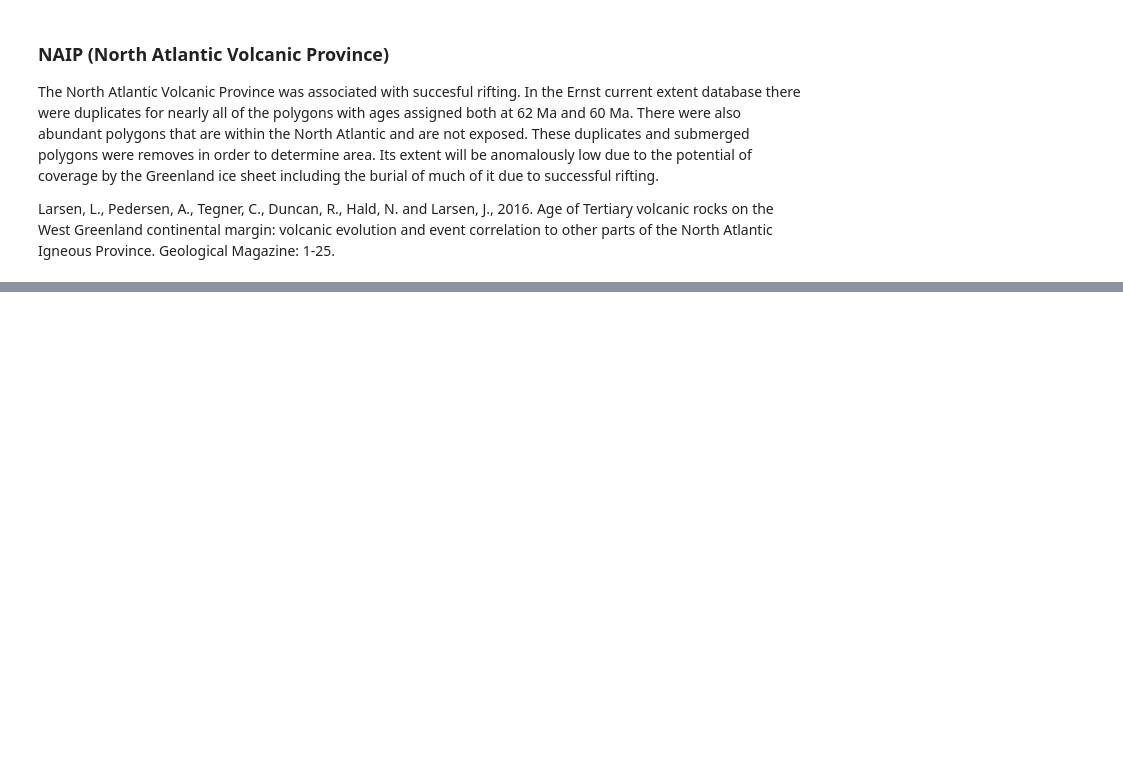
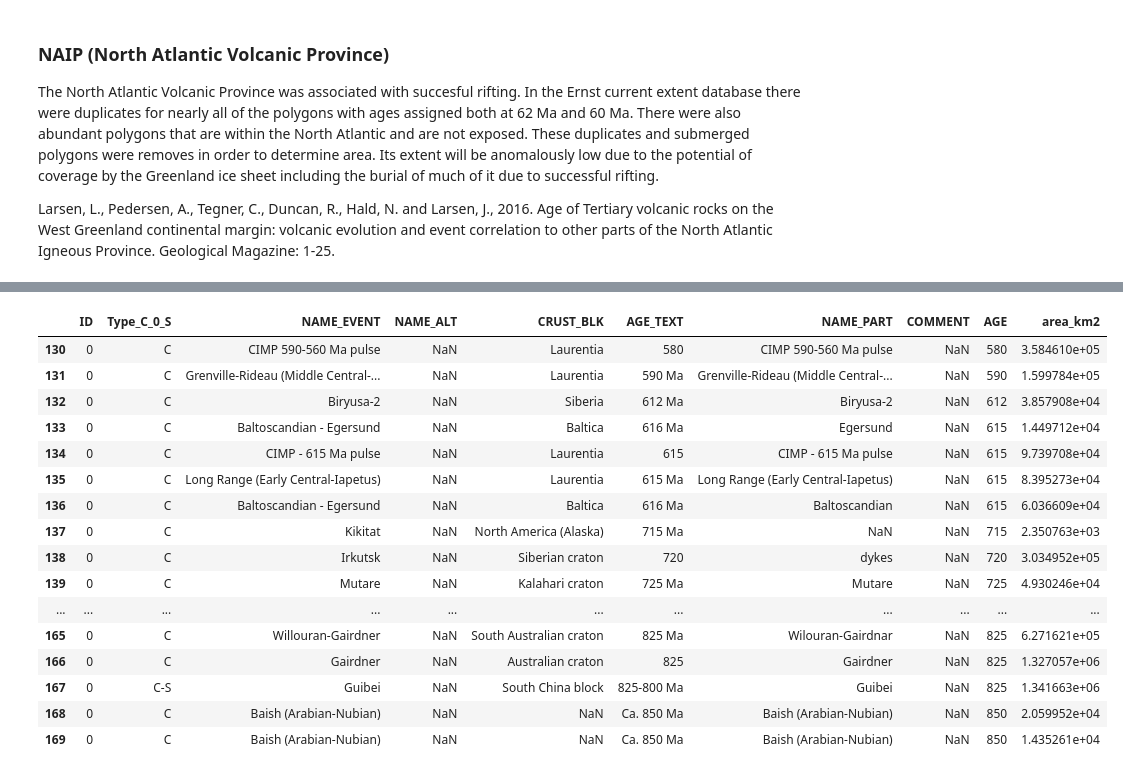
Before and after one commit to Swanson-Hysell-Group/2020_large_igneous_provinces, a Jupyter notebook: Code/Present_Day_Areas.ipynb, the cells around one changed output, grey strips where cells are left out. Saved outputs shown, nothing was run; the diff lists cells and outputs as text; code cells hidden in the pictures; blank space fills up the shorter version.

```diff
--- a/Code/Present_Day_Areas.ipynb
+++ b/Code/Present_Day_Areas.ipynb
@@ -149,0 +549,20 @@ plt.show()
+# %%
+original[130:170]
+# %% [output]
+|  | ID | Type_C_0_S | NAME_EVENT | NAME_ALT | CRUST_BLK | AGE_TEXT | NAME_PART | COMMENT | AGE | area_km2 |
+| 130 | 0 | C | CIMP 590-560 Ma pulse | NaN | Laurentia | 580 | CIMP 590-560 Ma pulse | NaN | 580 | 3.584610e+05 |
+| 131 | 0 | C | Grenville-Rideau (Middle Central-... | NaN | Laurentia | 590 Ma | Grenville-Rideau (Middle Central-... | NaN | 590 | 1.599784e+05 |
+| 132 | 0 | C | Biryusa-2 | NaN | Siberia | 612 Ma | Biryusa-2 | NaN | 612 | 3.857908e+04 |
+| 133 | 0 | C | Baltoscandian - Egersund | NaN | Baltica | 616 Ma | Egersund | NaN | 615 | 1.449712e+04 |
+| 134 | 0 | C | CIMP - 615 Ma pulse | NaN | Laurentia | 615 | CIMP - 615 Ma pulse | NaN | 615 | 9.739708e+04 |
+| 135 | 0 | C | Long Range (Early Central-Iapetus) | NaN | Laurentia | 615 Ma | Long Range (Early Central-Iapetus) | NaN | 615 | 8.395273e+04 |
+| 136 | 0 | C | Baltoscandian - Egersund | NaN | Baltica | 616 Ma | Baltoscandian | NaN | 615 | 6.036609e+04 |
+| 137 | 0 | C | Kikitat | NaN | North America (Alaska) | 715 Ma | NaN | NaN | 715 | 2.350763e+03 |
+| 138 | 0 | C | Irkutsk | NaN | Siberian craton | 720 | dykes | NaN | 720 | 3.034952e+05 |
+| 139 | 0 | C | Mutare | NaN | Kalahari craton | 725 Ma | Mutare | NaN | 725 | 4.930246e+04 |
+| ... | ... | ... | ... | ... | ... | ... | ... | ... | ... | ... |
+| 165 | 0 | C | Willouran-Gairdner | NaN | South Australian craton | 825 Ma | Wilouran-Gairdnar | NaN | 825 | 6.271621e+05 |
+| 166 | 0 | C | Gairdner | NaN | Australian craton | 825 | Gairdner | NaN | 825 | 1.327057e+06 |
+| 167 | 0 | C-S | Guibei | NaN | South China block | 825-800 Ma | Guibei | NaN | 825 | 1.341663e+06 |
+| 168 | 0 | C | Baish (Arabian-Nubian) | NaN | NaN | Ca. 850 Ma | Baish (Arabian-Nubian) | NaN | 850 | 2.059952e+04 |
+| 169 | 0 | C | Baish (Arabian-Nubian) | NaN | NaN | Ca. 850 Ma | Baish (Arabian-Nubian) | NaN | 850 | 1.435261e+04 |
```
Also changed, not shown: parts of 76 cells of this notebook.
